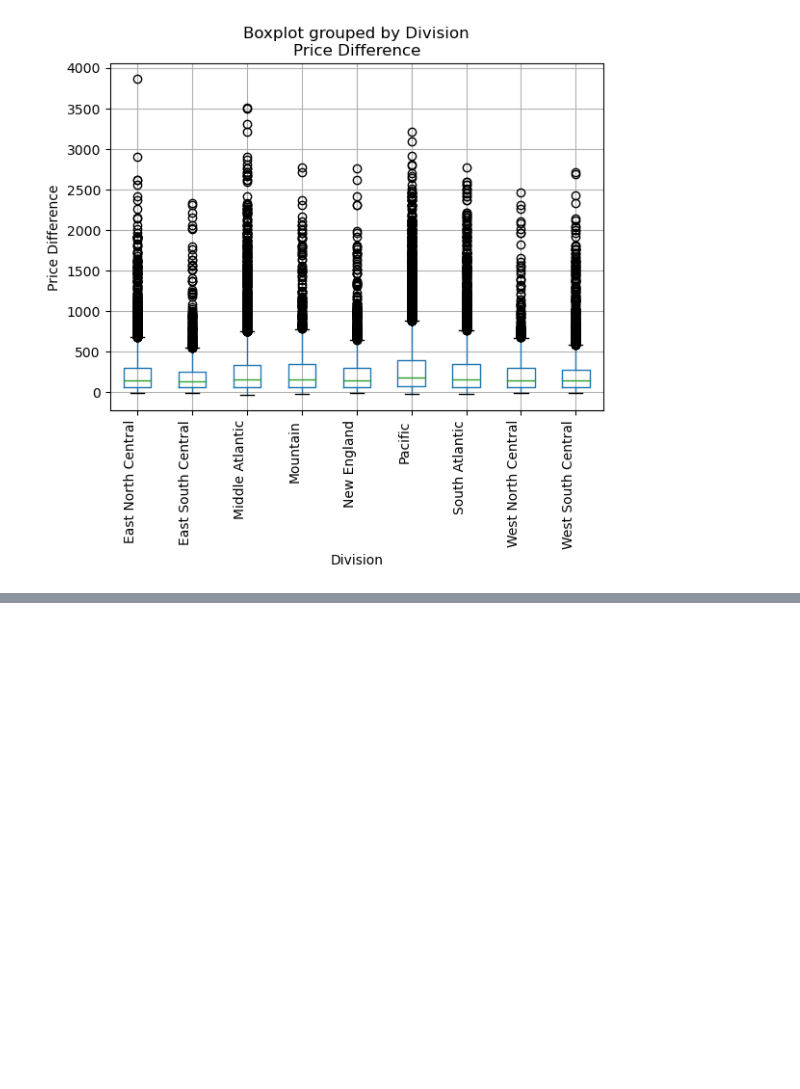
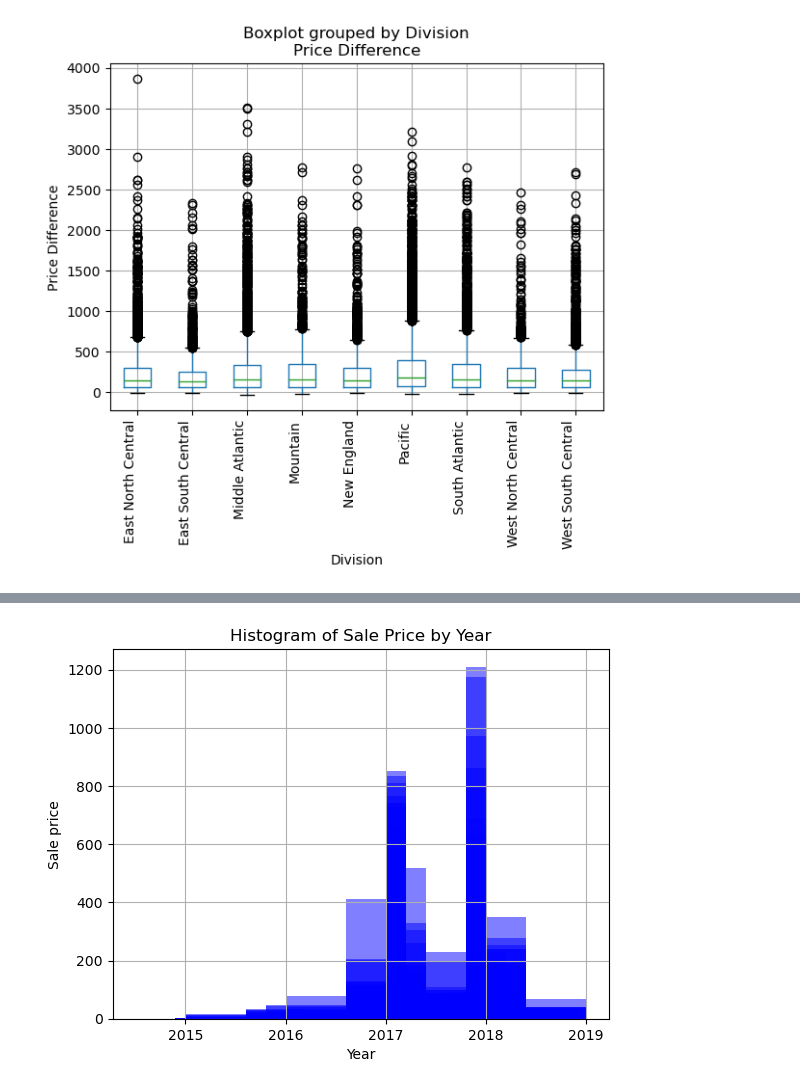
Before and after one commit to melissaa06/SNKRS_R_US, a Jupyter notebook: SneakerPy.ipynb, the cells around one changed output, grey strips where cells are left out. Drawn from its saved outputs; the diff is of its cells as text; code cells hidden in the pictures; blank space fills up the shorter version.

```diff
--- a/SneakerPy.ipynb
+++ b/SneakerPy.ipynb
@@ -100,3 +100,8 @@ plt.show()
 # %% [output]
 <Figure size 1500x1500 with 0 Axes>
 [figure]
+# %%
+# New column for year only and ignore formatting errors
+sneaker_data['Release Date'] = pd.to_datetime(sneaker_data['Release Date'], errors='coerce')
+sneaker_data['Year'] = sneaker_data['Release Date'].dt.year
+sneaker_data.head()
@@ -102,0 +115,14 @@ plt.show()
+# %%
+# Group function by sale price and year
+grouped_sale_year = sneaker_data.groupby('Sale Price')['Year']
+
+# Plotting the histograph by the year column created previously
+fig, ax = plt.subplots()
+for label, df in grouped_sale_year:
+    df.hist(label=label, ax=ax, alpha=0.5, bins=5, color='b')
+plt.xlabel('Year')
+plt.ylabel('Sale price')
+plt.title('Histogram of Sale Price by Year')
+plt.show()
+# %% [output]
+[figure, added]
```
Also changed, not shown: parts of 1 cell of this notebook.
